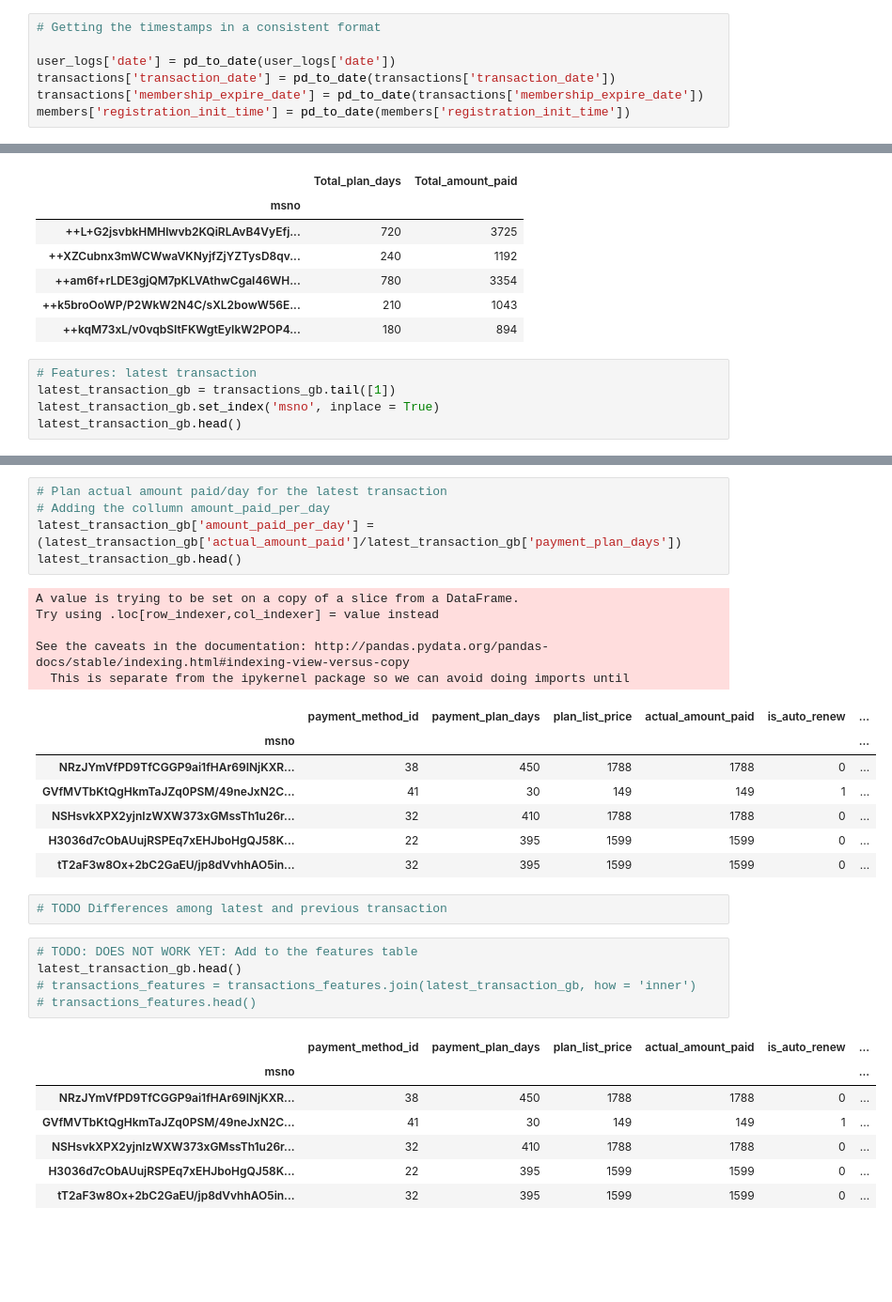
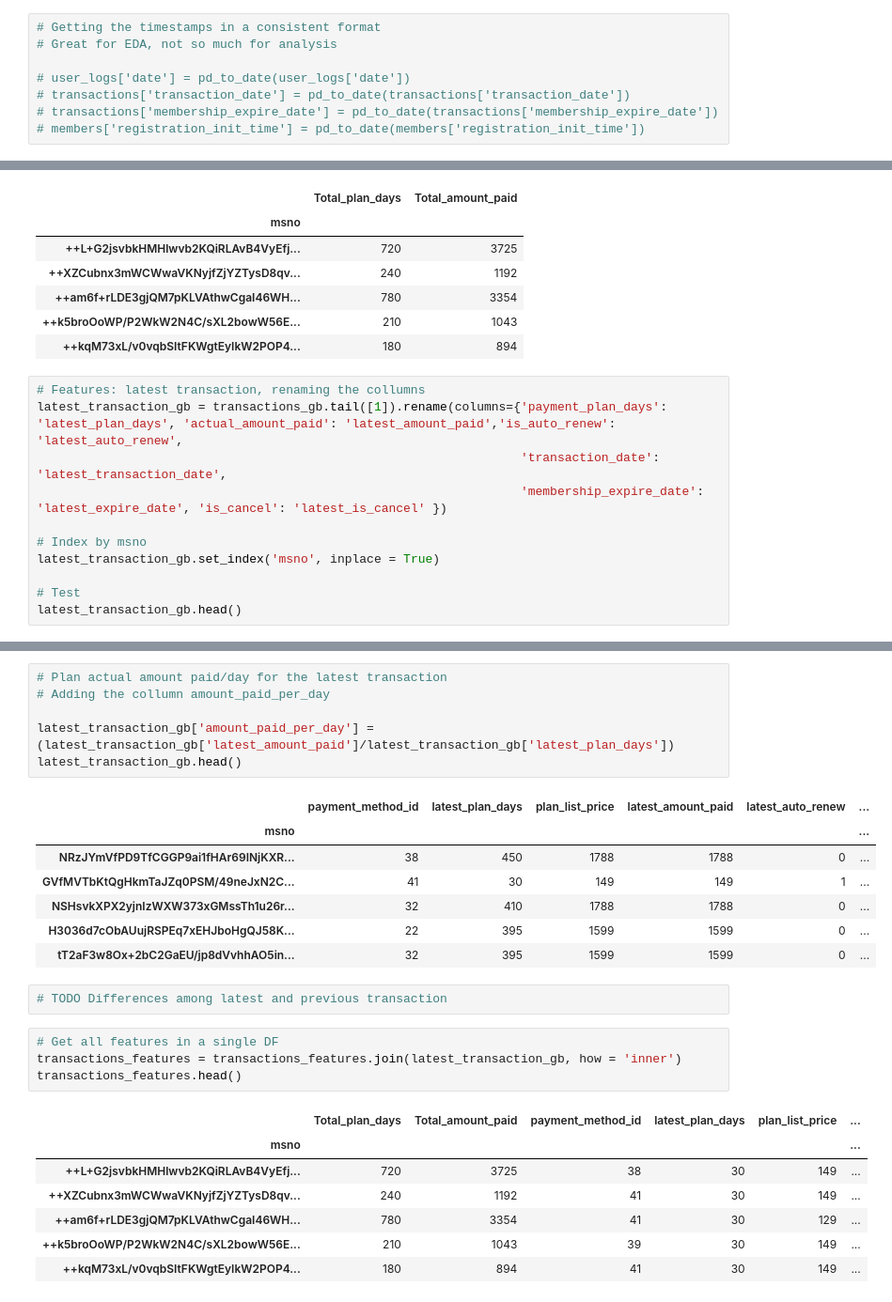
Before and after one commit to ajolson89/W207Fall2018Final, a Jupyter notebook: w207_final_gk.ipynb, the cells around one changed output, grey strips where cells are left out. Shown: that part at 94% size. Drawn from its saved outputs; the diff is of its cells as text; blank space fills up the shorter version.

Commit message:
Changed column names, kept dates in raw format

```diff
--- a/w207_final_gk.ipynb
+++ b/w207_final_gk.ipynb
@@ -19,11 +19,12 @@ def pd_to_date(df_col):
     return df_col
 # %%
 # Getting the timestamps in a consistent format
+# Great for EDA, not so much for analysis
 
-user_logs['date'] = pd_to_date(user_logs['date'])
-transactions['transaction_date'] = pd_to_date(transactions['transaction_date'])
-transactions['membership_expire_date'] = pd_to_date(transactions['membership_expire_date'])
-members['registration_init_time'] = pd_to_date(members['registration_init_time'])
+# user_logs['date'] = pd_to_date(user_logs['date'])
+# transactions['transaction_date'] = pd_to_date(transactions['transaction_date'])
+# transactions['membership_expire_date'] = pd_to_date(transactions['membership_expire_date'])
+# members['registration_init_time'] = pd_to_date(members['registration_init_time'])
 # %%
 # Getting more info on data
 
@@ -109,8 +136,14 @@ transactions_features.head()
 | ++k5broOoWP/P2WkW2N4C/sXL2bowW56E... | 210 | 1043 |
 | ++kqM73xL/v0vqbSItFKWgtEyIkW2POP4... | 180 | 894 |
 # %%
-# Features: latest transaction
-latest_transaction_gb = transactions_gb.tail([1])
+# Features: latest transaction, renaming the collumns
+latest_transaction_gb = transactions_gb.tail([1]).rename(columns={'payment_plan_days': 'latest_plan_days', 'actual_amount_paid': 'latest_amount_paid','is_auto_renew': 'latest_auto_renew',
+                                                                  'transaction_date': 'latest_transaction_date',
+                                                                  'membership_expire_date': 'latest_expire_date', 'is_cancel': 'latest_is_cancel' })
+
+# Index by msno
 latest_transaction_gb.set_index('msno', inplace = True)
+
+# Test
 latest_transaction_gb.head()
 # %% [output]
@@ -126,15 +167,11 @@ latest_transaction_gb.tail()
 # %%
 # Plan actual amount paid/day for the latest transaction
 # Adding the collumn amount_paid_per_day
-latest_transaction_gb['amount_paid_per_day'] = (latest_transaction_gb['actual_amount_paid']/latest_transaction_gb['payment_plan_days'])
+
+latest_transaction_gb['amount_paid_per_day'] = (latest_transaction_gb['latest_amount_paid']/latest_transaction_gb['latest_plan_days'])
 latest_transaction_gb.head()
 # %% [output]
-A value is trying to be set on a copy of a slice from a DataFrame.
-Try using .loc[row_indexer,col_indexer] = value instead
-
-See the caveats in the documentation: http://pandas.pydata.org/pandas-docs/stable/indexing.html#indexing-view-versus-copy
-  This is separate from the ipykernel package so we can avoid doing imports until
-|  | payment_method_id | payment_plan_days | plan_list_price | actual_amount_paid | is_auto_renew | ... |
+|  | payment_method_id | latest_plan_days | plan_list_price | latest_amount_paid | latest_auto_renew | ... |
 | msno |  |  |  |  |  | ... |
 | NRzJYmVfPD9TfCGGP9ai1fHAr69INjKXR... | 38 | 450 | 1788 | 1788 | 0 | ... |
 | GVfMVTbKtQgHkmTaJZq0PSM/49neJxN2C... | 41 | 30 | 149 | 149 | 1 | ... |
@@ -144,15 +181,14 @@ See the caveats in the documentation: http://pandas.pydata.org/pandas-docs/stabl
 # %%
 # TODO Differences among latest and previous transaction
 # %%
-# TODO: DOES NOT WORK YET: Add to the features table
-latest_transaction_gb.head()
-# transactions_features = transactions_features.join(latest_transaction_gb, how = 'inner')
-# transactions_features.head()
+# Get all features in a single DF
+transactions_features = transactions_features.join(latest_transaction_gb, how = 'inner')
+transactions_features.head()
 # %% [output]
-|  | payment_method_id | payment_plan_days | plan_list_price | actual_amount_paid | is_auto_renew | ... |
+|  | Total_plan_days | Total_amount_paid | payment_method_id | latest_plan_days | plan_list_price | ... |
 | msno |  |  |  |  |  | ... |
-| NRzJYmVfPD9TfCGGP9ai1fHAr69INjKXR... | 38 | 450 | 1788 | 1788 | 0 | ... |
-| GVfMVTbKtQgHkmTaJZq0PSM/49neJxN2C... | 41 | 30 | 149 | 149 | 1 | ... |
-| NSHsvkXPX2yjnIzWXW373xGMssTh1u26r... | 32 | 410 | 1788 | 1788 | 0 | ... |
-| H3036d7cObAUujRSPEq7xEHJboHgQJ58K... | 22 | 395 | 1599 | 1599 | 0 | ... |
-| tT2aF3w8Ox+2bC2GaEU/jp8dVvhhAO5in... | 32 | 395 | 1599 | 1599 | 0 | ... |
+| ++L+G2jsvbkHMHlwvb2KQiRLAvB4VyEfj... | 720 | 3725 | 38 | 30 | 149 | ... |
+| ++XZCubnx3mWCWwaVKNyjfZjYZTysD8qv... | 240 | 1192 | 41 | 30 | 149 | ... |
+| ++am6f+rLDE3gjQM7pKLVAthwCgaI46WH... | 780 | 3354 | 41 | 30 | 129 | ... |
+| ++k5broOoWP/P2WkW2N4C/sXL2bowW56E... | 210 | 1043 | 39 | 30 | 149 | ... |
+| ++kqM73xL/v0vqbSItFKWgtEyIkW2POP4... | 180 | 894 | 41 | 30 | 149 | ... |
```
Also changed, not shown: parts of 9 cells of this notebook.
